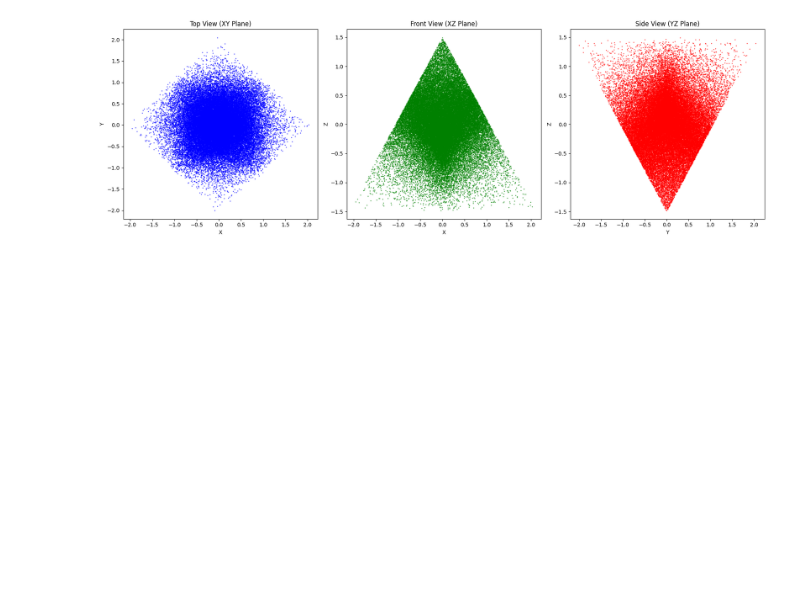
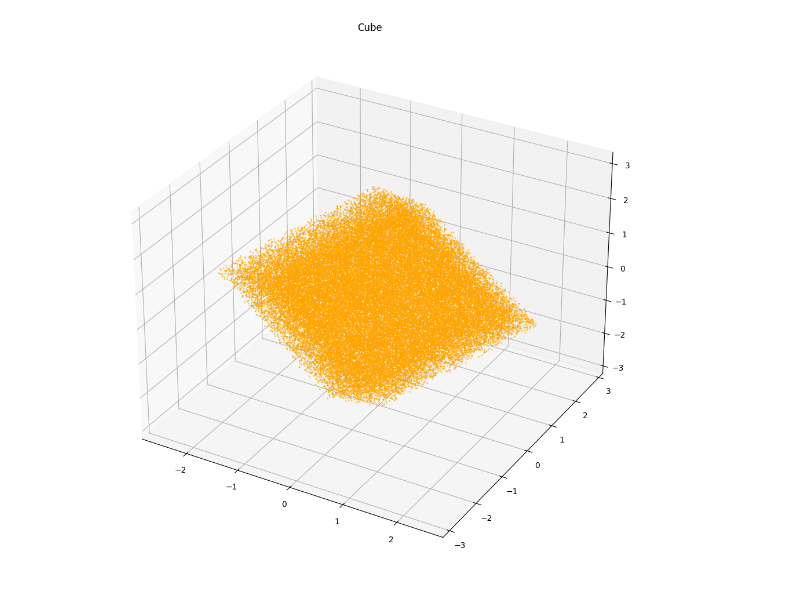
Before and after one commit to XUJIAZHANG2002/3d_generation, a Jupyter notebook: dataset/SimpleShapeDataset/generate_gm_data.ipynb, the cells around one changed output. Saved outputs shown, nothing was run; the diff lists cells and outputs as text; code cells hidden in the pictures; blank space fills up the shorter version.

```diff
--- a/dataset/SimpleShapeDataset/generate_gm_data.ipynb
+++ b/dataset/SimpleShapeDataset/generate_gm_data.ipynb
@@ -4,12 +4,12 @@ import matplotlib.pyplot as plt
 from mpl_toolkits.mplot3d import Axes3D
 
 # Generate different shapes (ellipsoid, cube, tetrahedron, torus)
-def generate_shape(shape_type, num_points, expansion_rate=1.0, rotation_angle=0):
+def generate_shape(shape_type, num_points, expansion_rate=1.0, theta_x=0,theta_y = 0, theta_z = 0):
     if shape_type == 'ellipsoid':
         # Generate Ellipsoid shape
         angles1 = np.random.uniform(0, 2 * np.pi, num_points)
         angles2 = np.random.uniform(0, np.pi, num_points)
-        radii = np.random.uniform(0, 100, num_points)**(1/3)
+        radii = np.random.uniform(0, 60, num_points)**(1/3)
         x = radii * np.sin(angles2) * np.cos(angles1)
         y = radii * np.sin(angles2) * np.sin(angles1)
         z = radii * np.cos(angles2)
@@ -17,7 +17,7 @@ def generate_shape(shape_type, num_points, expansion_rate=1.0, rotation_angle=0)
 
     elif shape_type == 'cube':
         # Generate Cube shape
-        side_length = 20
+        side_length = 4
         half_side = side_length / 2
         x = np.random.uniform(-half_side, half_side, num_points)
         y = np.random.uniform(-half_side, half_side, num_points)
@@ -26,32 +26,52 @@ def generate_shape(shape_type, num_points, expansion_rate=1.0, rotation_angle=0)
 
     elif shape_type == 'tetrahedron':
         # Generate Tetrahedron shape
-        vertices = np.array([[1, 1, 1], [-1, -1, 1], [-1, 1, -1], [1, -1, -1]])
+        vertices = np.array([[3,3, 3], [-3, -3, 3], [-3, 3, -3], [3, -3, -3]])
         weights = np.random.rand(num_points, 4)
         weights /= weights.sum(axis=1, keepdims=True)
         points = np.dot(weights, vertices)
 
     elif shape_type == 'torus':
         # Generate Torus shape'ellipsoid'um_points)
+        def generate_torus_points(R, r, num_points):
+            theta = np.random.uniform(0, 2 * np.pi, num_points)
             phi = np.random.uniform(0, 2 * np.pi, num_points)
             x = (R + r * np.cos(phi)) * np.cos(theta)
             y = (R + r * np.cos(phi)) * np.sin(theta)
             z = r * np.sin(phi)
             return np.column_stack((x, y, z))
 
-        points = generate_torus_points(70, 20, num_points)
+        points = generate_torus_points(3, 1, num_points)
 
     # Apply scaling
     scaling_matrix = np.array([[expansion_rate, 0, 0], [0, expansion_rate, 0], [0, 0, expansion_rate]])
     points = points @ scaling_matrix.T
 
     # Apply rotation
-    rotation_matrix = np.array([
-        [np.cos(rotation_angle), -np.sin(rotation_angle), 0],
-        [np.sin(rotation_angle), np.cos(rotation_angle), 0],
+    R_x = np.array([
+    [1, 0, 0],
+    [0, np.cos(theta_x), -np.sin(theta_x)],
+    [0, np.sin(theta_x), np.cos(theta_x)]
+    ])
+
+    # Rotation matrix around y-axis
+    R_y = np.array([
+        [np.cos(theta_y), 0, np.sin(theta_y)],
+        [0, 1, 0],
+        [-np.sin(theta_y), 0, np.cos(theta_y)]
+    ])
+
+    # Rotation matrix around z-axis
+    R_z = np.array([
+        [np.cos(theta_z), -np.sin(theta_z), 0],
+        [np.sin(theta_z), np.cos(theta_z), 0],
         [0, 0, 1]
     ])
-    points = points @ rotation_matrix.T
+
+    # Combine rotations (order matters)
+    Rotation_matrix = R_z @ R_y @ R_x
+
+    points = points @ Rotation_matrix.T
 
     return points
 
@@ -75,43 +95,16 @@ def plot_shape(points, shape_type):
 
     plt.show()
 
-# Function to plot three views of the shape (Top, Front, Side)
-def plot_three_views(points):
-    fig, axs = plt.subplots(1, 3, figsize=(18, 6))
 
-    # Top view (XY plane)
-    axs[0].scatter(points[:, 0], points[:, 1], s=1, color='blue', alpha=0.6)
-    axs[0].set_title("Top View (XY Plane)")
-    axs[0].set_xlabel("X")
-    axs[0].set_ylabel("Y")
 
-    # Front view (XZ plane)
-    axs[1].scatter(points[:, 0], points[:, 2], s=1, color='green', alpha=0.6)
-    axs[1].set_title("Front View (XZ Plane)")
-    axs[1].set_xlabel("X")
-    axs[1].set_ylabel("Z")
+num_points = 50000
+expansion_rate = np.random.uniform(0.8,1)
+theta_x = np.radians(np.random.uniform(0, 360))
+theta_y = np.radians(np.random.uniform(0, 360))
+theta_z = np.radians(np.random.uniform(0, 360))
+for shape_type in ['ellipsoid','cube','tetrahedron','torus']:
+    points = generate_shape(shape_type, num_points, expansion_rate, theta_x,theta_y, theta_z)
 
-    # Side view (YZ plane)
-    axs[2].scatter(points[:, 1], points[:, 2], s=1, color='red', alpha=0.6)
-    axs[2].set_title("Side View (YZ Plane)")
-    axs[2].set_xlabel("Y")
-    axs[2].set_ylabel("Z")
-
-    plt.tight_layout()
-    plt.show()
-
-# Example usage
-shape_type = 'tetrahedron'
-num_points = 50000
-expansion_rate = 1.5
-rotation_angle = np.radians(45)
-
-# Generate points for the shape
-points = generate_shape(shape_type, num_points, expansion_rate, rotation_angle)
-
-# Plot the full 3D shape
-plot_shape(points, shape_type)
-
-# Plot the three views (Top, Front, Side)
-plot_three_views(points)
+    # Plot the full 3D shape
+    plot_shape(points, shape_type)
 # %% [output]
@@ -119 +112 @@ plot_three_views(points)
-[figure, old version]
+[figure, new version]
```
Also changed, not shown: parts of 5 cells of this notebook.
